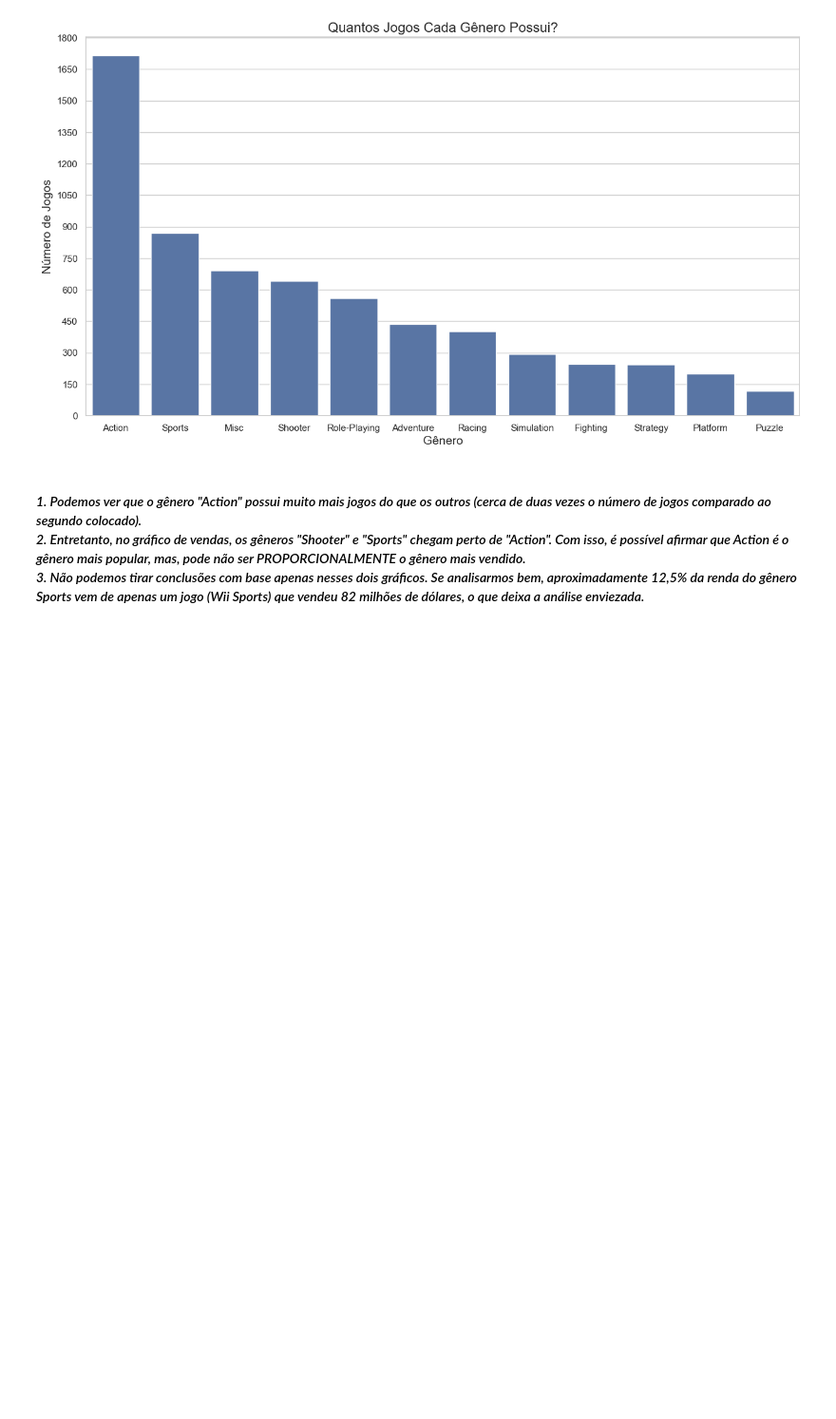
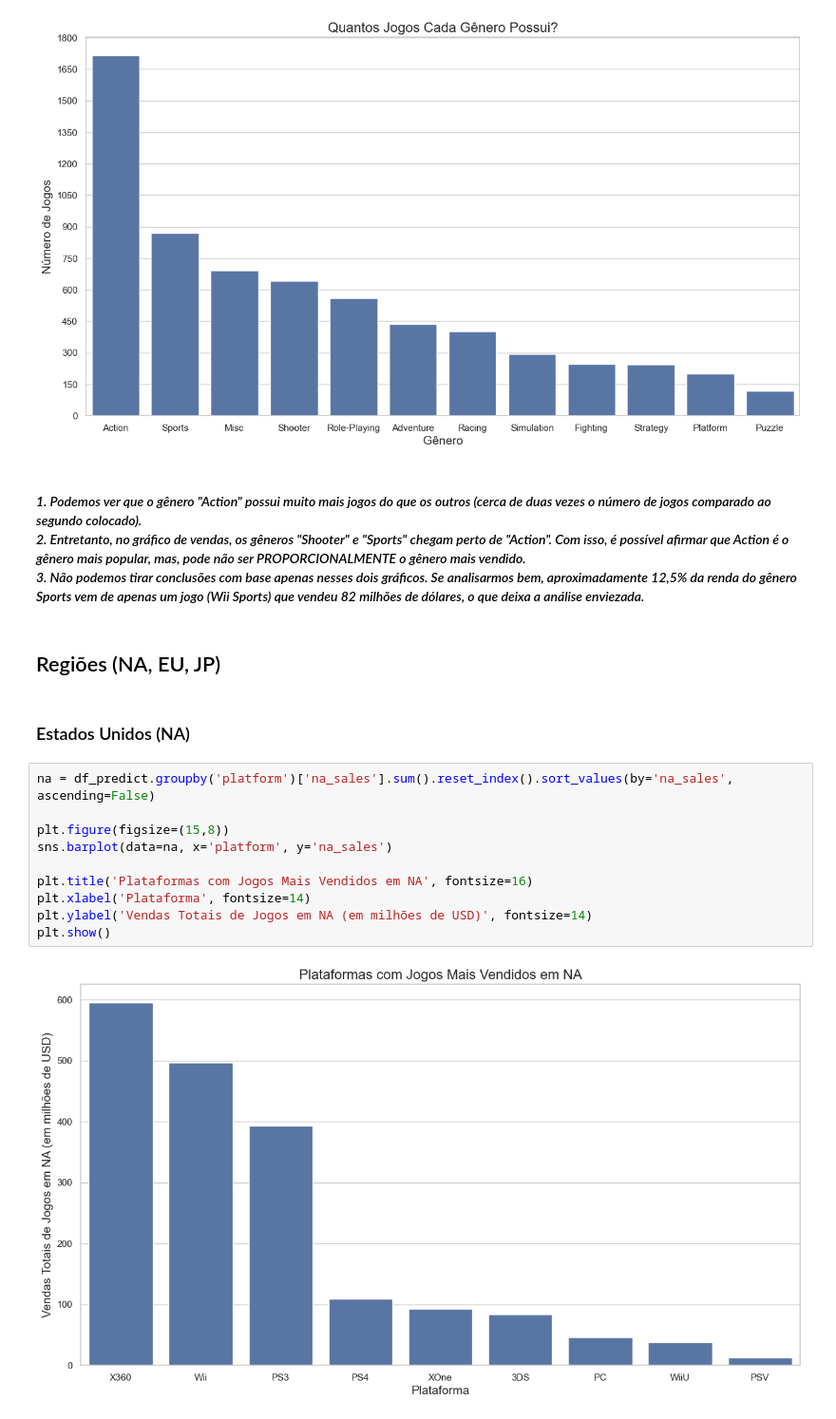
Before and after one commit to henriquetargino/games, a Jupyter notebook: EDA.ipynb, the cells around one changed output. Shown at 95% size. Drawn from its saved outputs; the diff is of its cells as text; blank space fills up the shorter version.

```diff
--- a/EDA.ipynb
+++ b/EDA.ipynb
@@ -471,3 +471,19 @@ plt.show()
 [figure]
 # %% [markdown]
 #### *1. Podemos ver que o gênero "Action" possui muito mais jogos do que os outros (cerca de duas vezes o número de jogos comparado ao segundo colocado).*<br> *2. Entretanto, no gráfico de vendas, os gêneros "Shooter" e "Sports" chegam perto de "Action". Com isso, é possível afirmar que Action é o gênero mais popular, mas, pode não ser PROPORCIONALMENTE o gênero mais vendido.*<br>*3. Não podemos tirar conclusões com base apenas nesses dois gráficos. Se analisarmos bem, aproximadamente 12,5% da renda do gênero Sports vem de apenas um jogo (Wii Sports) que vendeu 82 milhões de dólares, o que deixa a análise enviezada.*
+# %% [markdown]
+## Regiões (NA, EU, JP)
+# %% [markdown]
+### Estados Unidos (NA)
+# %%
+na = df_predict.groupby('platform')['na_sales'].sum().reset_index().sort_values(by='na_sales', ascending=False)
+
+plt.figure(figsize=(15,8))
+sns.barplot(data=na, x='platform', y='na_sales')
+
+plt.title('Plataformas com Jogos Mais Vendidos em NA', fontsize=16)
+plt.xlabel('Plataforma', fontsize=14)
+plt.ylabel('Vendas Totais de Jogos em NA (em milhões de USD)', fontsize=14)
+plt.show()
+# %% [output]
+[figure, added]
```
Also changed, not shown: parts of 5 cells of this notebook.
